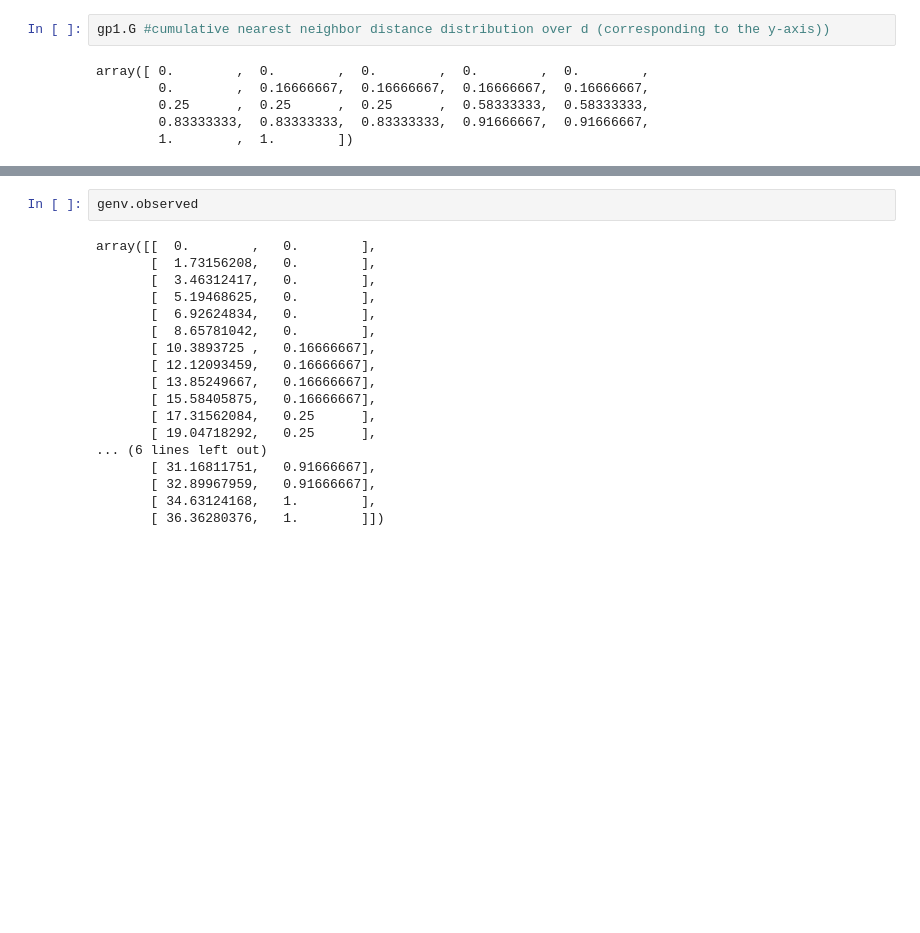
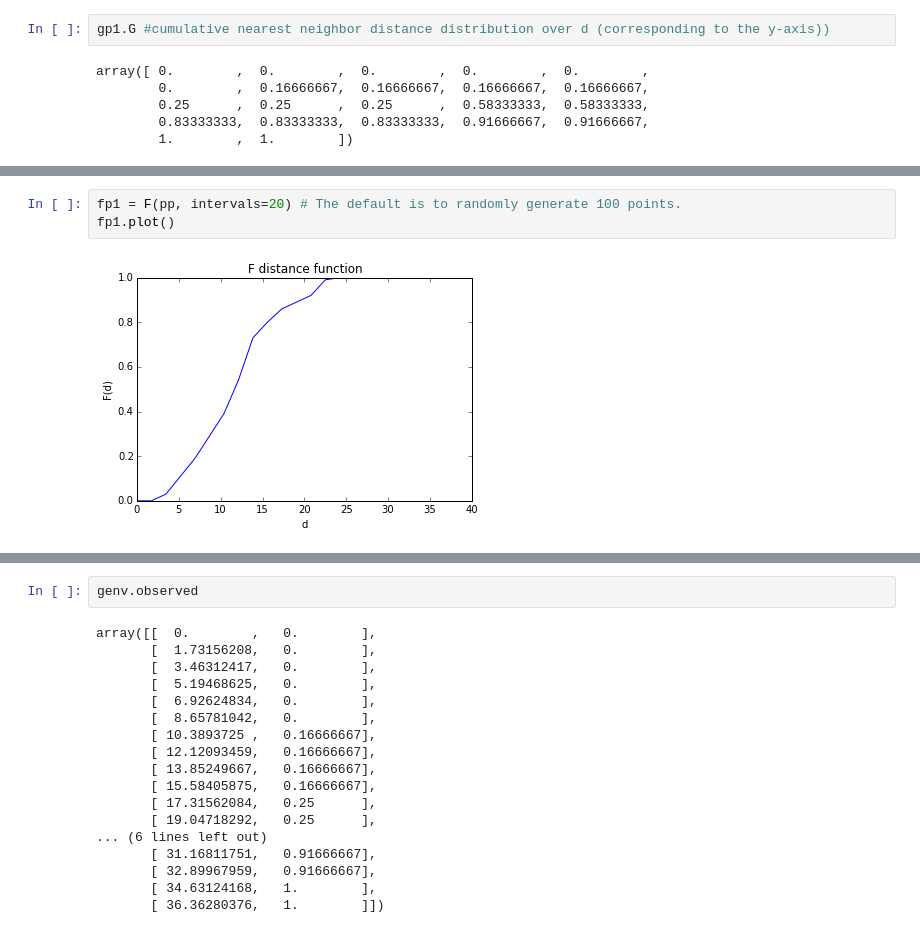
Before and after one commit to pysal/pointpats, a Jupyter notebook: distance_statistics.ipynb, the cells around one changed output, grey strips where cells are left out. Cells and saved outputs as stored; diff of their text form; blank space fills up the shorter version.

```diff
--- a/distance_statistics.ipynb
+++ b/distance_statistics.ipynb
@@ -176,0 +188,5 @@ array([ 0.        ,  0.        ,  0.        ,  0.        ,  0.        ,
+# %%
+fp1 = F(pp, intervals=20) # The default is to randomly generate 100 points.
+fp1.plot()
+# %% [output]
+[figure, added]
```
Also changed, not shown: parts of 73 cells of this notebook, 3 other files.
